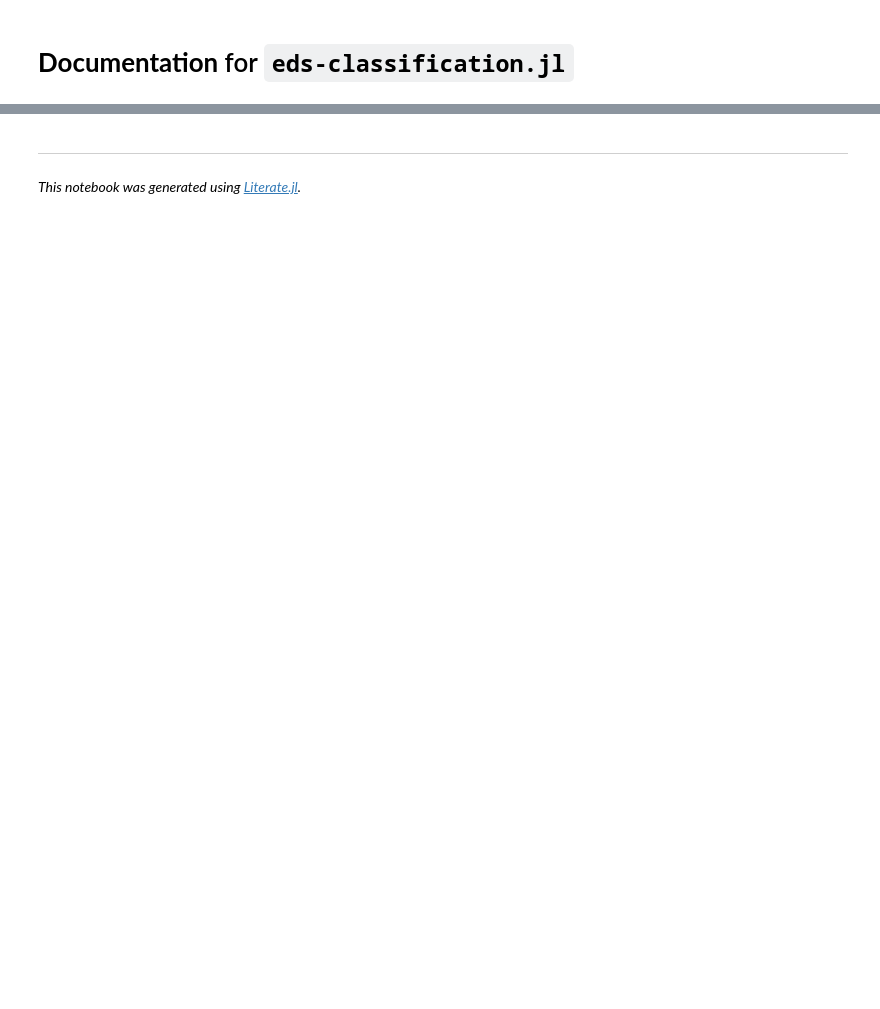
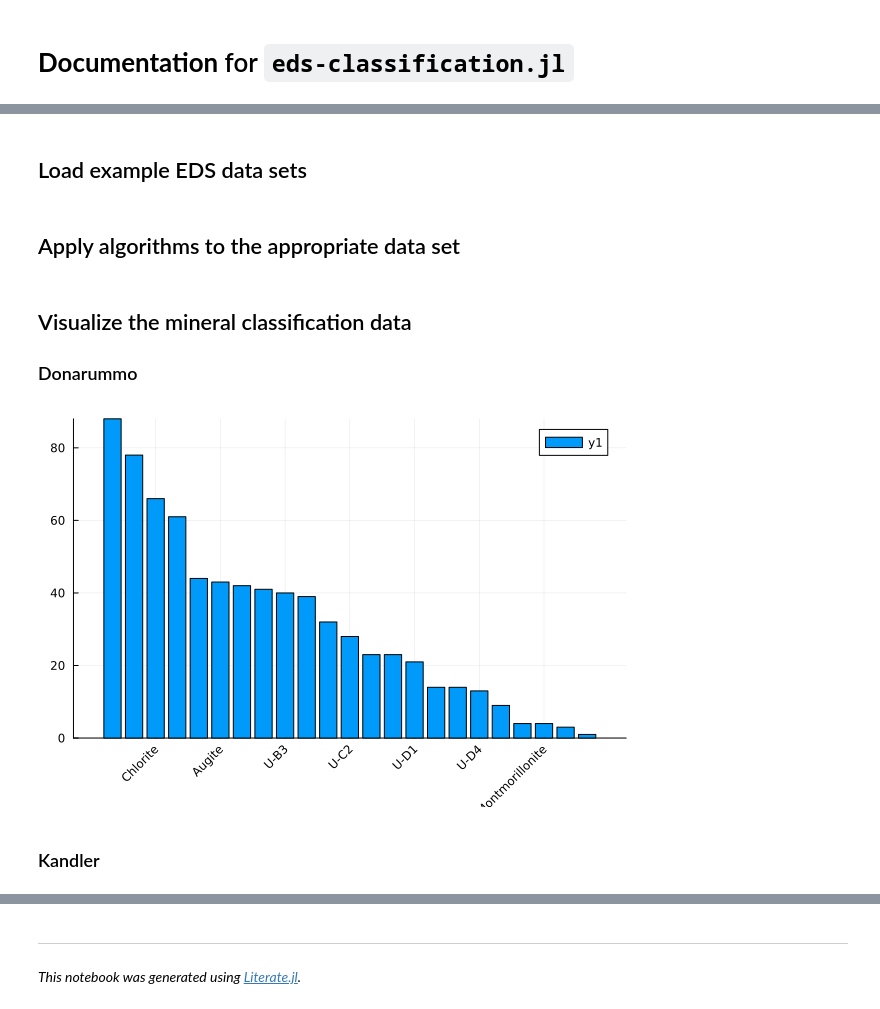
Before and after one commit to weber1158/eds-classification.jl, a Jupyter notebook: docs/eds_docs.ipynb, the cells around one changed output, grey strips where cells are left out. Drawn from its saved outputs; the diff is of its cells as text; code cells hidden in the pictures; blank space fills up the shorter version.

```diff
--- a/docs/eds_docs.ipynb
+++ b/docs/eds_docs.ipynb
@@ -72,0 +31,7 @@ categorical_histogram(pan[:,1],
+# %% [markdown]
+## Load example EDS data sets
+# %%
+net = CSV.read("./data/eds_net_intensities.csv", DataFrame);
+atp = CSV.read("./data/eds_atom_percents.csv", DataFrame);
+# %% [markdown]
+## Apply algorithms to the appropriate data set
@@ -72,0 +44,9 @@ categorical_histogram(pan[:,1],
+# %% [markdown]
+## Visualize the mineral classification data
+### Donarummo
+# %%
+categorical_histogram(don[:,1], sortby=:descend, xrotation=45)
+# %% [output]
+[figure, added]
+# %% [markdown]
+### Kandler
```
Also changed, not shown: parts of 34 cells of this notebook, 3 other files.
